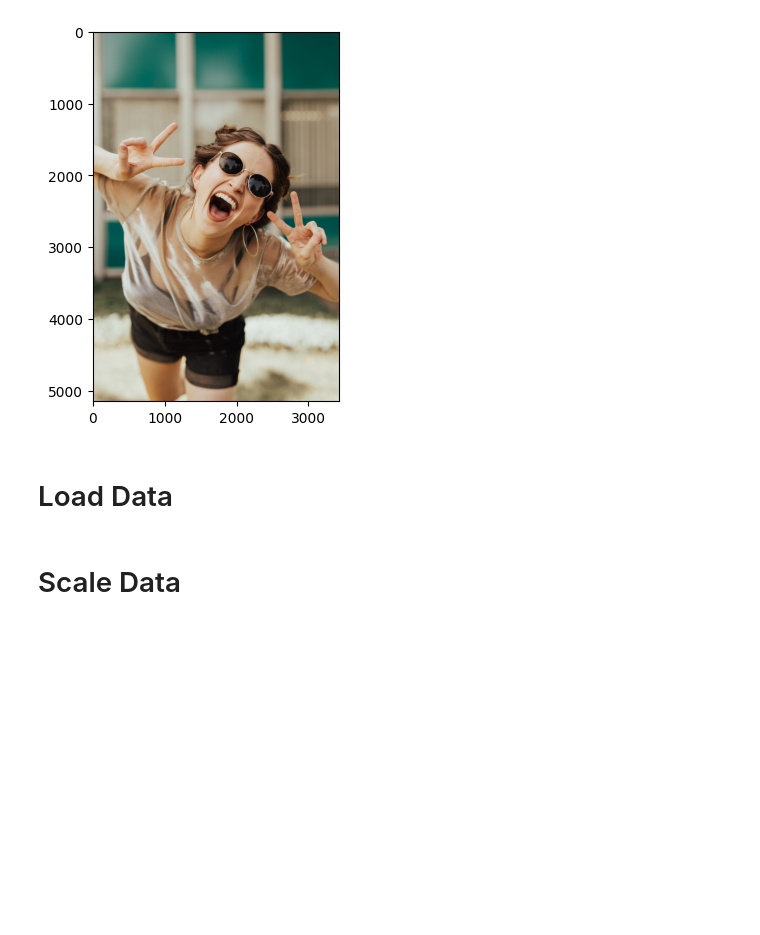
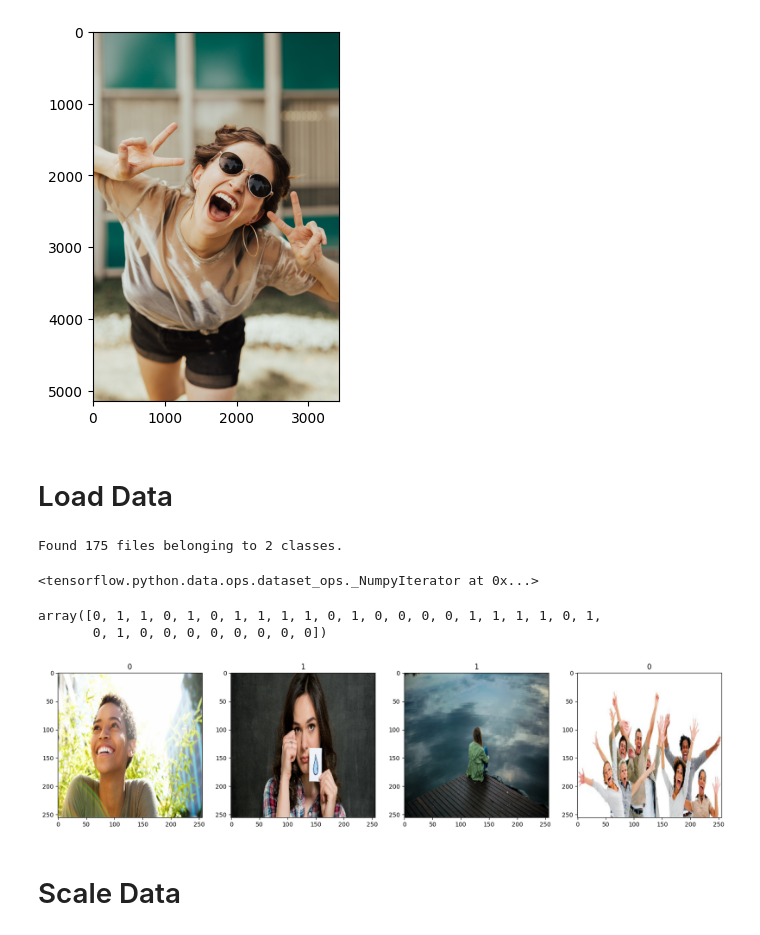
Before and after one commit to Benyamain/DeepLearningImageClassification, a Jupyter notebook: Image Classification.ipynb, the cells around one changed output. Saved outputs shown, nothing was run; the diff lists cells and outputs as text; code cells hidden in the pictures; blank space fills up the shorter version.

Commit message:
Loaded the data into keras dataset :smile:

```diff
--- a/Image Classification.ipynb
+++ b/Image Classification.ipynb
@@ -125,3 +133,38 @@ for image_class in os.listdir(data_dir):
+# %%
+# Keras data pipeline helper file that builds an image dataset for us as well as preprocessing (resizing them)
+data = tf.keras.utils.image_dataset_from_directory('data')
+# %% [output]
+Found 175 files belonging to 2 classes.
+# %%
+# Grab the data by converting it to a numpy iterator
+data_iterator = data.as_numpy_iterator()
+# %%
+# Access the pipeline
+data_iterator
+# %% [output]
+<tensorflow.python.data.ops.dataset_ops._NumpyIterator at 0x...>
+# %%
+# Grab a batch from the iterator
+# Run this to keep getting new images for the plt
+batch = data_iterator.next()
+# %%
+# 1: Images
+# 2: Label that depicts class as happy or sad (0 or 1)
+len(batch)
+batch
+batch[0].shape
+batch[1]
+# %% [output]
+array([0, 1, 1, 0, 1, 0, 1, 1, 1, 1, 0, 1, 0, 0, 0, 0, 1, 1, 1, 1, 0, 1,
+       0, 1, 0, 0, 0, 0, 0, 0, 0, 0])
+# %%
+fig, ax = plt.subplots(ncols=4, figsize=(20,20))
+
+for idx, img in enumerate(batch[0][:4]):
+    ax[idx].imshow(img.astype(int))
+    ax[idx].title.set_text(batch[1][idx])
+# %% [output]
+[figure, added]
 # %% [markdown]
 # Scale Data
 # %% [markdown]
```
Also changed, not shown: parts of 3 cells of this notebook.
